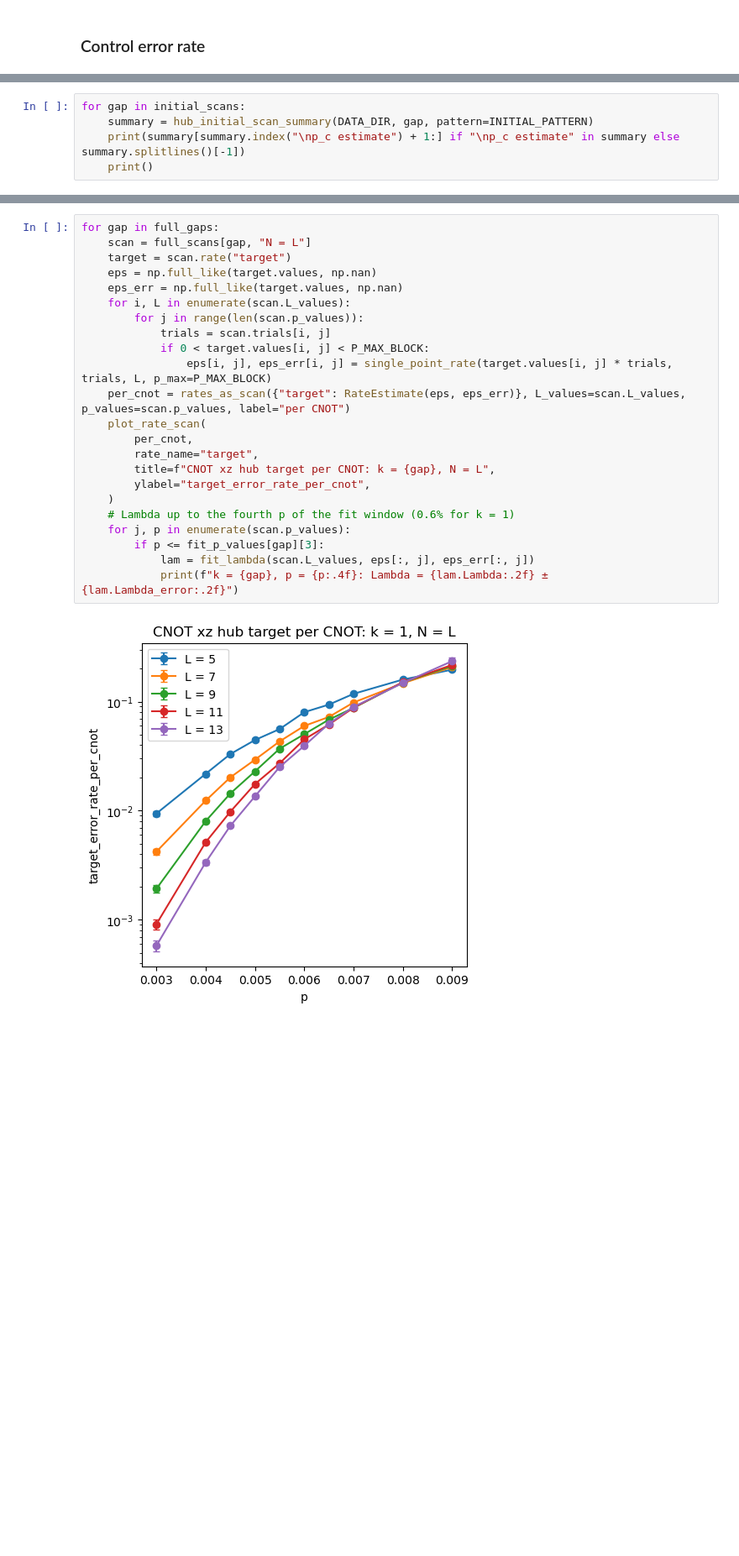
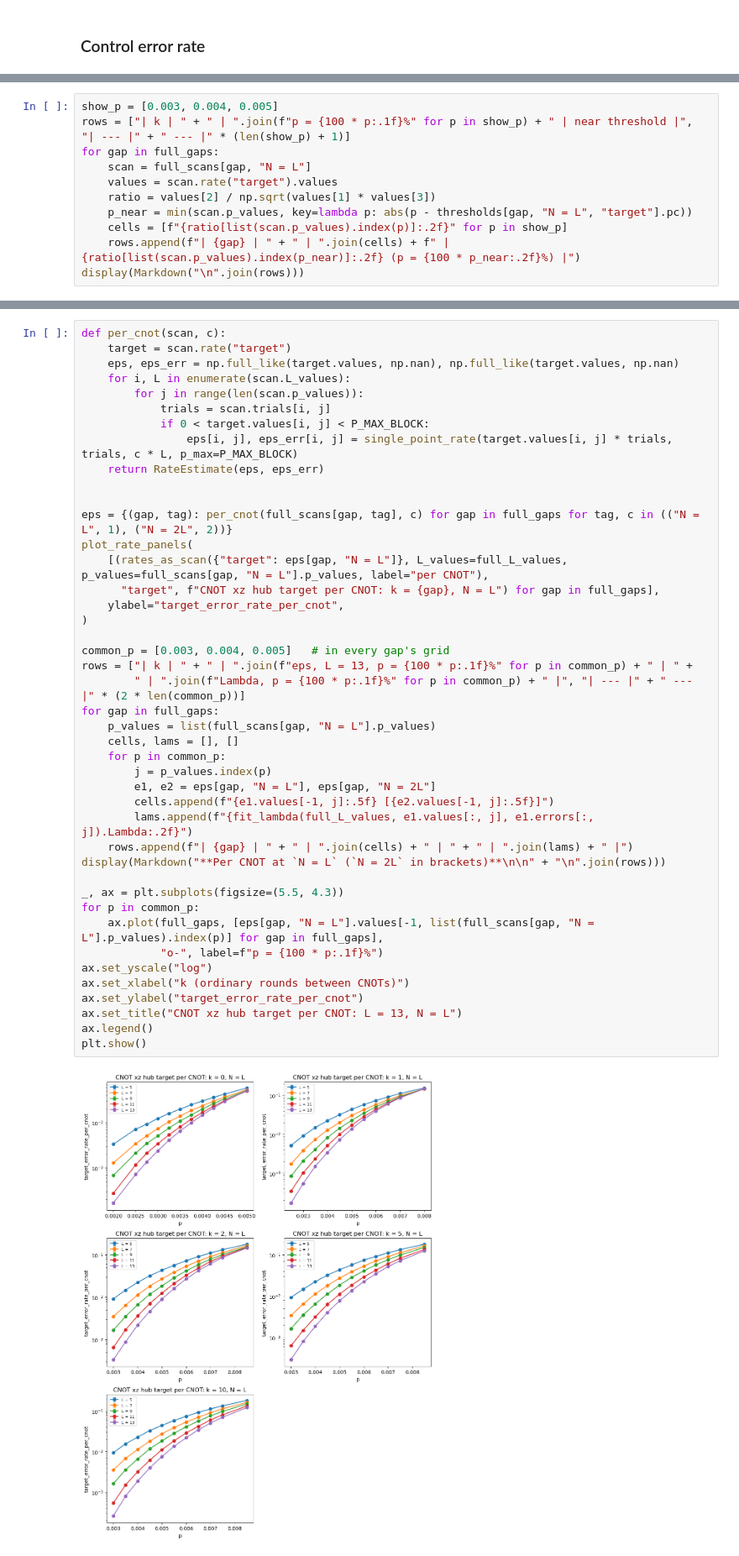
Before and after one commit to njvincent/mp-decoder, a Jupyter notebook: notebooks/cnot_primitive_xz_hub_analysis.ipynb, the cells around one changed output, grey strips where cells are left out. Shown at 84% size. Saved outputs shown, nothing was run; the diff lists cells and outputs as text; blank space fills up the shorter version.

```diff
--- a/notebooks/cnot_primitive_xz_hub_analysis.ipynb
+++ b/notebooks/cnot_primitive_xz_hub_analysis.ipynb
@@ -137,5 +210,0 @@ Crossing of the target error rate for the two largest sizes and the full-scan `p
-# %%
-for gap in initial_scans:
-    summary = hub_initial_scan_summary(DATA_DIR, gap, pattern=INITIAL_PATTERN)
-    print(summary[summary.index("\np_c estimate") + 1:] if "\np_c estimate" in summary else summary.splitlines()[-1])
-    print()
@@ -332,0 +303,11 @@ Degree-2 model: $P_L(p)=A+Bx+Cx^{2}$, with $x=(p-p_c)L^{1/\nu}$. The fit uses $p
+# %%
+show_p = [0.003, 0.004, 0.005]
+rows = ["| k | " + " | ".join(f"p = {100 * p:.1f}%" for p in show_p) + " | near threshold |", "| --- |" + " --- |" * (len(show_p) + 1)]
+for gap in full_gaps:
+    scan = full_scans[gap, "N = L"]
+    values = scan.rate("target").values
+    ratio = values[2] / np.sqrt(values[1] * values[3])
+    p_near = min(scan.p_values, key=lambda p: abs(p - thresholds[gap, "N = L", "target"].pc))
+    cells = [f"{ratio[list(scan.p_values).index(p)]:.2f}" for p in show_p]
+    rows.append(f"| {gap} | " + " | ".join(cells) + f" | {ratio[list(scan.p_values).index(p_near)]:.2f} (p = {100 * p_near:.2f}%) |")
+display(Markdown("\n".join(rows)))
@@ -336,25 +325,45 @@ Degree-2 model: $P_L(p)=A+Bx+Cx^{2}$, with $x=(p-p_c)L^{1/\nu}$. The fit uses $p
 # %%
-for gap in full_gaps:
-    scan = full_scans[gap, "N = L"]
+def per_cnot(scan, c):
     target = scan.rate("target")
-    eps = np.full_like(target.values, np.nan)
-    eps_err = np.full_like(target.values, np.nan)
+    eps, eps_err = np.full_like(target.values, np.nan), np.full_like(target.values, np.nan)
     for i, L in enumerate(scan.L_values):
         for j in range(len(scan.p_values)):
             trials = scan.trials[i, j]
             if 0 < target.values[i, j] < P_MAX_BLOCK:
-                eps[i, j], eps_err[i, j] = single_point_rate(target.values[i, j] * trials, trials, L, p_max=P_MAX_BLOCK)
-    per_cnot = rates_as_scan({"target": RateEstimate(eps, eps_err)}, L_values=scan.L_values, p_values=scan.p_values, label="per CNOT")
-    plot_rate_scan(
-        per_cnot,
-        rate_name="target",
-        title=f"CNOT xz hub target per CNOT: k = {gap}, N = L",
-        ylabel="target_error_rate_per_cnot",
-    )
-    # Lambda up to the fourth p of the fit window (0.6% for k = 1)
-    for j, p in enumerate(scan.p_values):
-        if p <= fit_p_values[gap][3]:
-            lam = fit_lambda(scan.L_values, eps[:, j], eps_err[:, j])
-            print(f"k = {gap}, p = {p:.4f}: Lambda = {lam.Lambda:.2f} ± {lam.Lambda_error:.2f}")
+                eps[i, j], eps_err[i, j] = single_point_rate(target.values[i, j] * trials, trials, c * L, p_max=P_MAX_BLOCK)
+    return RateEstimate(eps, eps_err)
+
+
+eps = {(gap, tag): per_cnot(full_scans[gap, tag], c) for gap in full_gaps for tag, c in (("N = L", 1), ("N = 2L", 2))}
+plot_rate_panels(
+    [(rates_as_scan({"target": eps[gap, "N = L"]}, L_values=full_L_values, p_values=full_scans[gap, "N = L"].p_values, label="per CNOT"),
+      "target", f"CNOT xz hub target per CNOT: k = {gap}, N = L") for gap in full_gaps],
+    ylabel="target_error_rate_per_cnot",
+)
+
+common_p = [0.003, 0.004, 0.005]   # in every gap's grid
+rows = ["| k | " + " | ".join(f"eps, L = 13, p = {100 * p:.1f}%" for p in common_p) + " | " +
+        " | ".join(f"Lambda, p = {100 * p:.1f}%" for p in common_p) + " |", "| --- |" + " --- |" * (2 * len(common_p))]
+for gap in full_gaps:
+    p_values = list(full_scans[gap, "N = L"].p_values)
+    cells, lams = [], []
+    for p in common_p:
+        j = p_values.index(p)
+        e1, e2 = eps[gap, "N = L"], eps[gap, "N = 2L"]
+        cells.append(f"{e1.values[-1, j]:.5f} [{e2.values[-1, j]:.5f}]")
+        lams.append(f"{fit_lambda(full_L_values, e1.values[:, j], e1.errors[:, j]).Lambda:.2f}")
+    rows.append(f"| {gap} | " + " | ".join(cells) + " | " + " | ".join(lams) + " |")
+display(Markdown("**Per CNOT at `N = L` (`N = 2L` in brackets)**\n\n" + "\n".join(rows)))
+
+_, ax = plt.subplots(figsize=(5.5, 4.3))
+for p in common_p:
+    ax.plot(full_gaps, [eps[gap, "N = L"].values[-1, list(full_scans[gap, "N = L"].p_values).index(p)] for gap in full_gaps],
+            "o-", label=f"p = {100 * p:.1f}%")
+ax.set_yscale("log")
+ax.set_xlabel("k (ordinary rounds between CNOTs)")
+ax.set_ylabel("target_error_rate_per_cnot")
+ax.set_title("CNOT xz hub target per CNOT: L = 13, N = L")
+ax.legend()
+plt.show()
 # %% [output]
-[figure, old version]
+[figure, new version]
```
Also changed, not shown: parts of 30 cells of this notebook, 3 other files.
